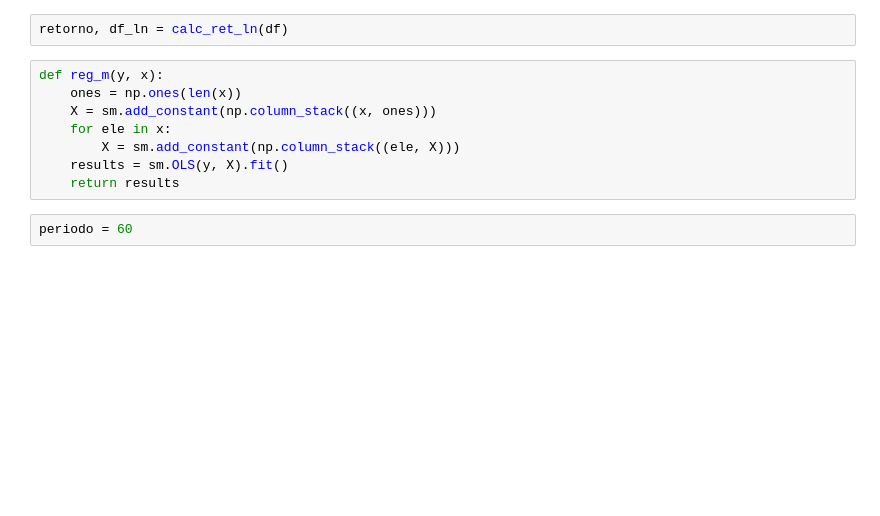
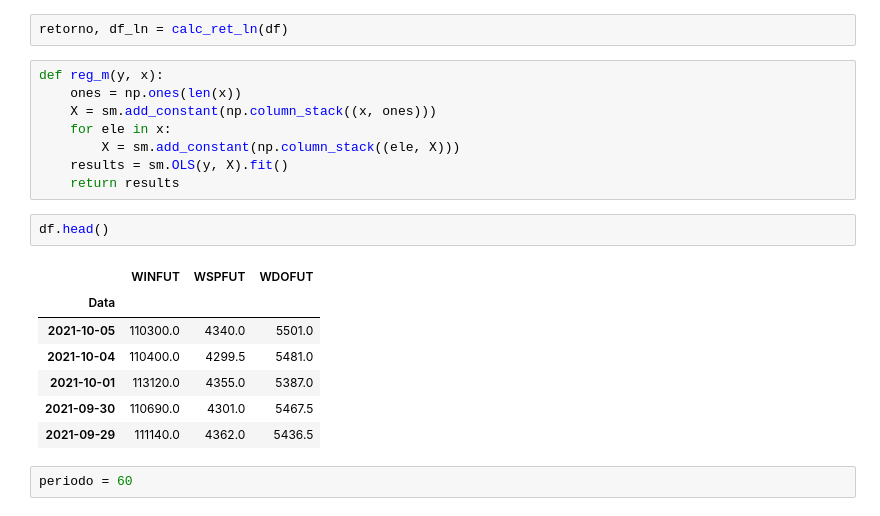
Before and after one commit to MaikeRM/itau_quantamental, a Jupyter notebook: start.ipynb, the cells around one changed output. Drawn from its saved outputs; the diff is of its cells as text; blank space fills up the shorter version.

```diff
--- a/start.ipynb
+++ b/start.ipynb
@@ -29,6 +29,16 @@ def reg_m(y, x):
         X = sm.add_constant(np.column_stack((ele, X)))
     results = sm.OLS(y, X).fit()
     return results
+# %%
+df.head()
+# %% [output]
+|  | WINFUT | WSPFUT | WDOFUT |
+| Data |  |  |  |
+| 2021-10-05 | 110300.0 | 4340.0 | 5501.0 |
+| 2021-10-04 | 110400.0 | 4299.5 | 5481.0 |
+| 2021-10-01 | 113120.0 | 4355.0 | 5387.0 |
+| 2021-09-30 | 110690.0 | 4301.0 | 5467.5 |
+| 2021-09-29 | 111140.0 | 4362.0 | 5436.5 |
 # %%
 periodo = 60
 # %%
```
Also changed, not shown: parts of 9 cells of this notebook.
